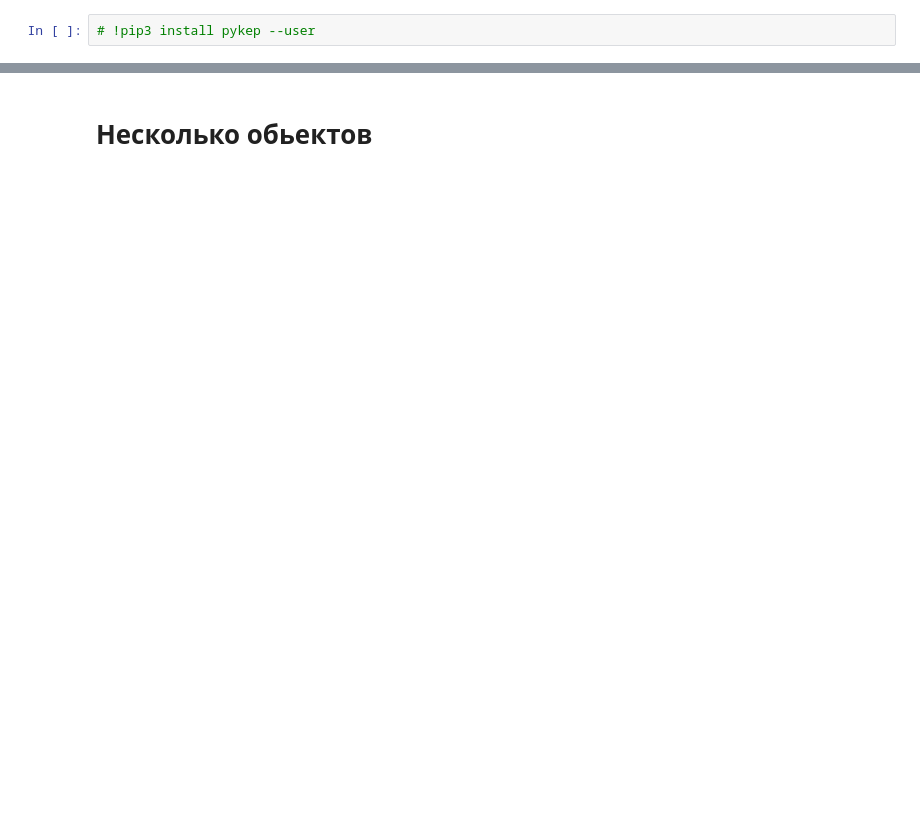
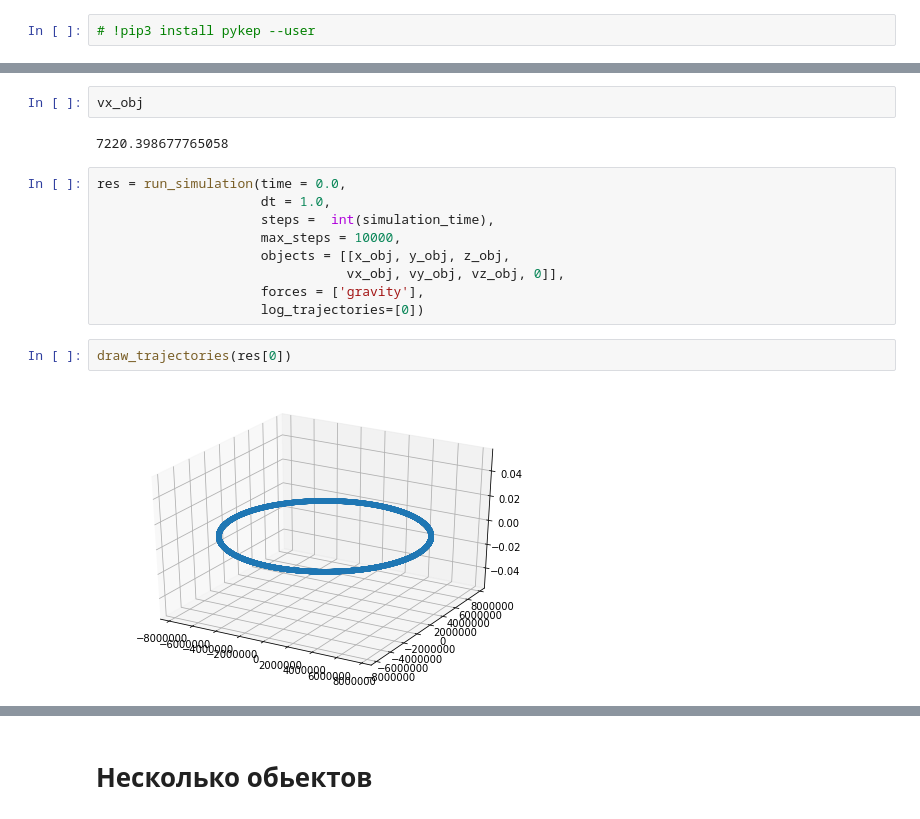
Before and after one commit to kharitonov-ivan/space_junk_simulator, a Jupyter notebook: notebooks/1_Stage_1_Trajectories_with_simple_gravity.ipynb, the cells around one changed output, grey strips where cells are left out. Drawn from its saved outputs; the diff is of its cells as text; blank space fills up the shorter version.

```diff
--- a/notebooks/1_Stage_1_Trajectories_with_simple_gravity.ipynb
+++ b/notebooks/1_Stage_1_Trajectories_with_simple_gravity.ipynb
@@ -159,3 +206,20 @@ Simulation_time = 100 steps
+# %%
+vx_obj
+# %% [output]
+7220.398677765058
+# %%
+res = run_simulation(time = 0.0,
+                     dt = 1.0,
+                     steps =  int(simulation_time),
+                     max_steps = 10000,
+                     objects = [[x_obj, y_obj, z_obj,
+                                vx_obj, vy_obj, vz_obj, 0]],
+                     forces = ['gravity'],
+                     log_trajectories=[0])
+# %%
+draw_trajectories(res[0])
+# %% [output]
+[figure, added]
 # %%
 _ , x_keppler, y_keppler, z_keppler = \
 kepler_sim([x_obj, y_obj, z_obj],
```
Also changed, not shown: parts of 38 cells of this notebook, 1 other file.
